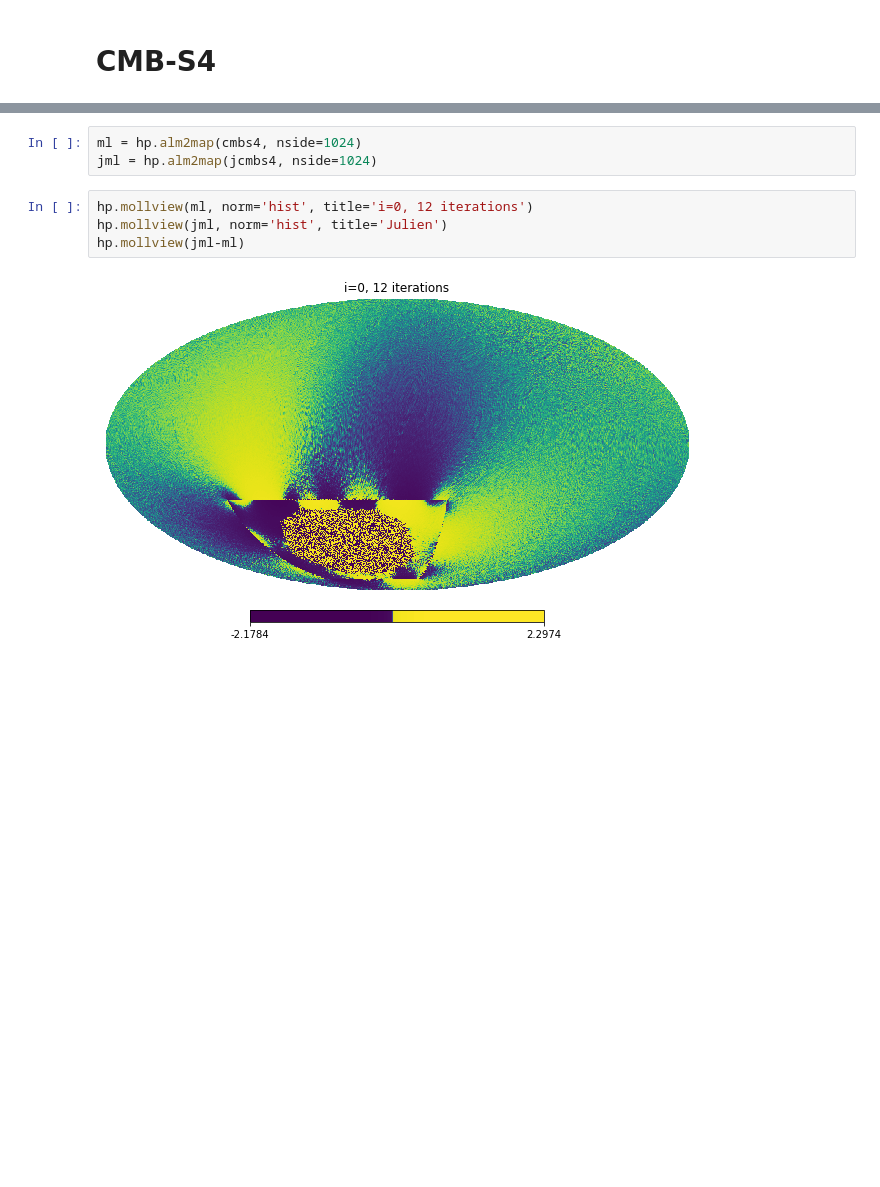
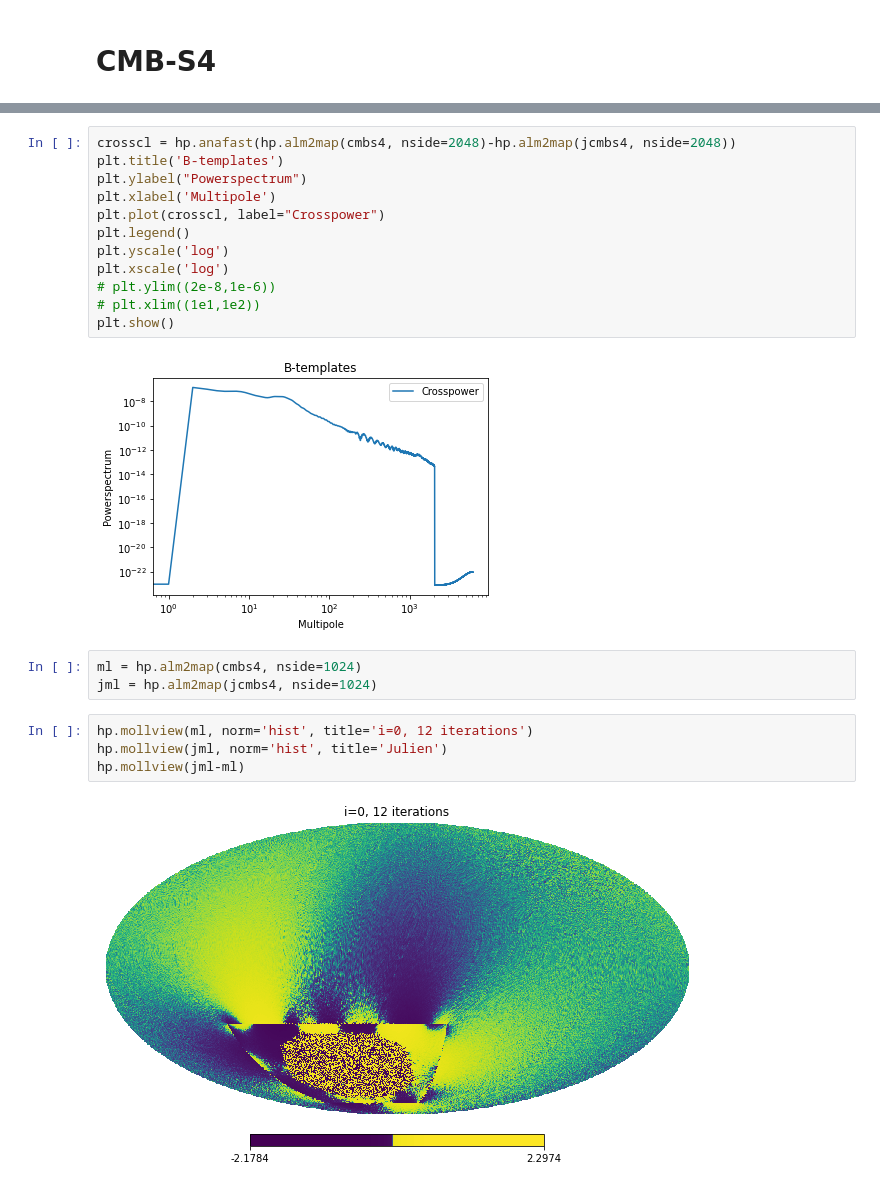
Before and after one commit to Sebastian-Belkner/component_separation, a Jupyter notebook: notebooks/increment.ipynb, the cells around one changed output, grey strips where cells are left out. Cells and saved outputs as stored; diff of their text form; blank space fills up the shorter version.

```diff
--- a/notebooks/increment.ipynb
+++ b/notebooks/increment.ipynb
@@ -147,6 +150,20 @@ plt.xscale('log')
 # %% [output]
 [figure]
 [figure]
+# %%
+crosscl = hp.anafast(hp.alm2map(cmbs4, nside=2048)-hp.alm2map(jcmbs4, nside=2048))
+plt.title('B-templates')
+plt.ylabel("Powerspectrum")
+plt.xlabel('Multipole')
+plt.plot(crosscl, label="Crosspower")
+plt.legend()
+plt.yscale('log')
+plt.xscale('log')
+# plt.ylim((2e-8,1e-6))
+# plt.xlim((1e1,1e2))
+plt.show()
+# %% [output]
+[figure, added]
 # %%
 ml = hp.alm2map(cmbs4, nside=1024)
 jml = hp.alm2map(jcmbs4, nside=1024)
```
Also changed, not shown: parts of 3 cells of this notebook, 11 other files.
